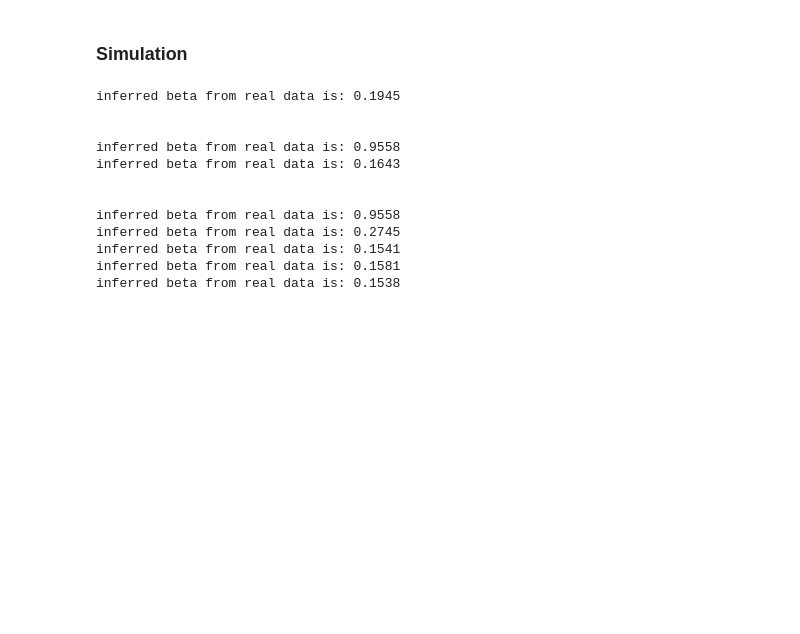
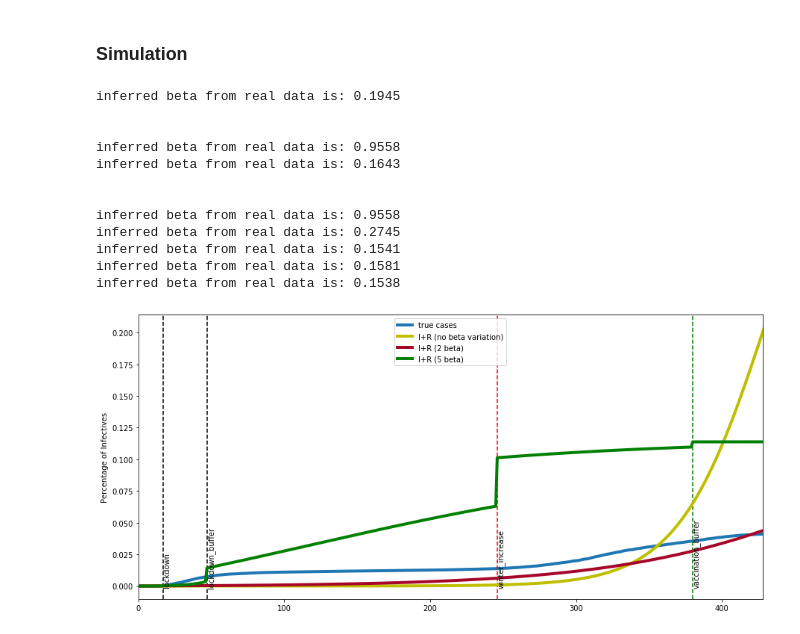
Before and after one commit to tc2992/AdvPython_Project, a Jupyter notebook: SEIR_VaryingBeta_TC.ipynb, the cells around one changed output. Cells and saved outputs as stored; diff of their text form; code cells hidden in the pictures; blank space fills up the shorter version.

```diff
--- a/SEIR_VaryingBeta_TC.ipynb
+++ b/SEIR_VaryingBeta_TC.ipynb
@@ -117,48 +179,21 @@ def get_SEIR(idx0,idx1,S0,E0,I0,s0=1,gamma=1/7,d=0.006,k=1/2):
 # %%
-finali=[]
-finalr=[]
 lockdown_buffer=30
 vaccination_buffer=30
 date=[17,17+lockdown_buffer,246,350+vaccination_buffer]
 c = [[],[17],[17,17+lockdown_buffer,246,350+vaccination_buffer]]
+%lprun -f simulation1 finali,finalr=simulation1(c)
+plot_sim(finali, finalr, date)
+# %% [output]
+inferred beta from real data is: 0.1945
+
+
+inferred beta from real data is: 0.9558
+inferred beta from real data is: 0.1643
+
+
+inferred beta from real data is: 0.9558
+inferred beta from real data is: 0.2745
+inferred beta from real data is: 0.1541
+inferred beta from real data is: 0.1581
+inferred beta from real data is: 0.1538
+[figure, added]
-# %%
-for idx in c:
-    idxs=[0]+idx+[430]
-    S=[]
-    E=[]
-    I=[]
-    pop = 18804000
-    E0 = 0
-    I0 = 1
-    S0 = pop-1
-    for i in range(len(idxs)-1):
-        idx0 = idxs[i]
-        idx1 = idxs[i+1]
-        s,e,i = get_SEIR(idx0,idx1,S0,E0,I0)
-        S+=s
-        E+=e
-        I+=i
-        S0 = S[-1]
-        E0 = E[-1]
-        I0 = I[-1]
-    S=np.array(S)
-    E=np.array(E)
-    I=np.array(I)
-    R=pop-S-E-I
-
-    finali.append(I)
-    finalr.append(R)
-    print('\n')
-# %% [output]
-inferred beta from real data is: 0.1945
-
-
-inferred beta from real data is: 0.9558
-inferred beta from real data is: 0.1643
-
-
-inferred beta from real data is: 0.9558
-inferred beta from real data is: 0.2745
-inferred beta from real data is: 0.1541
-inferred beta from real data is: 0.1581
-inferred beta from real data is: 0.1538
```
Also changed, not shown: parts of 13 cells of this notebook.
